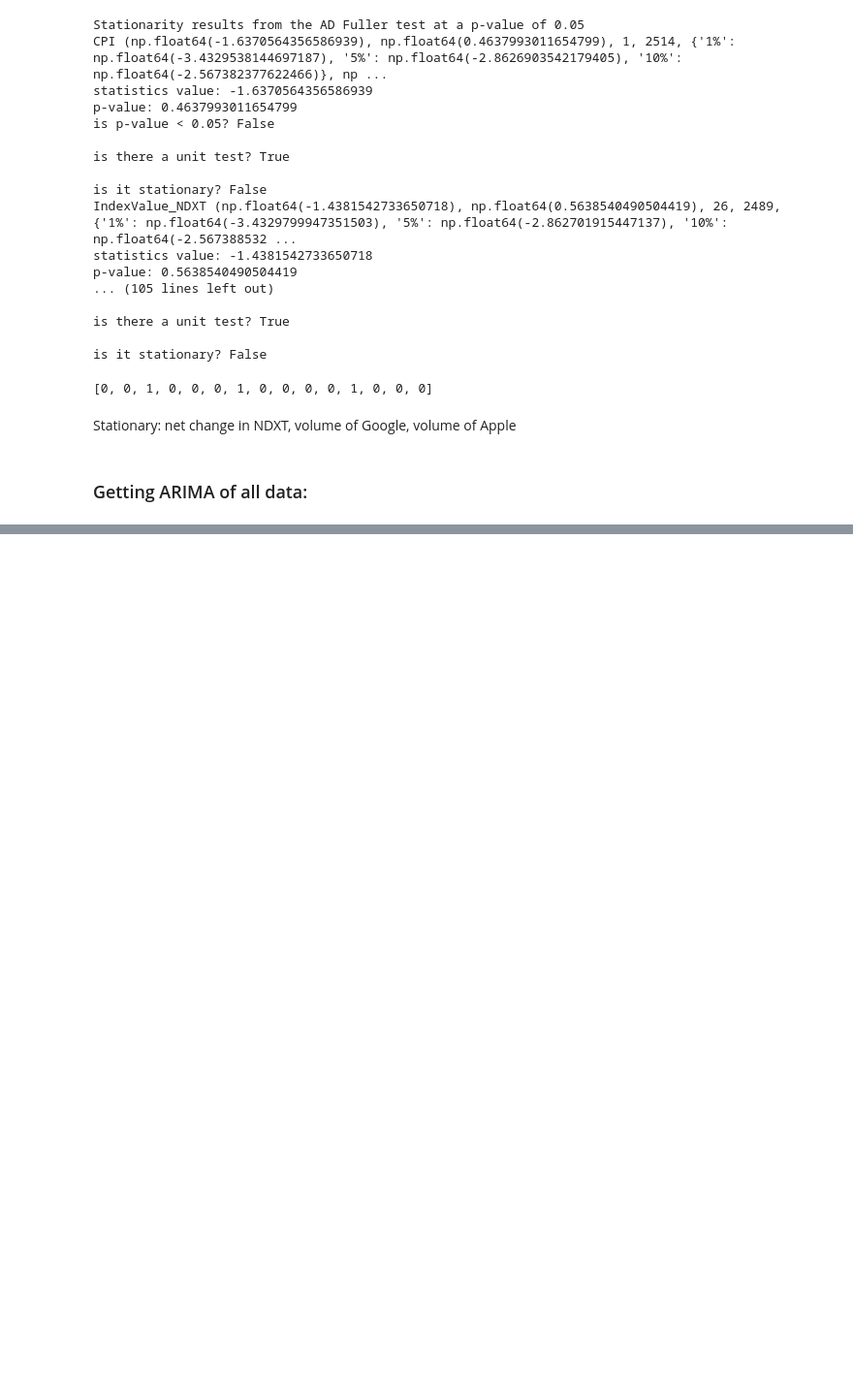
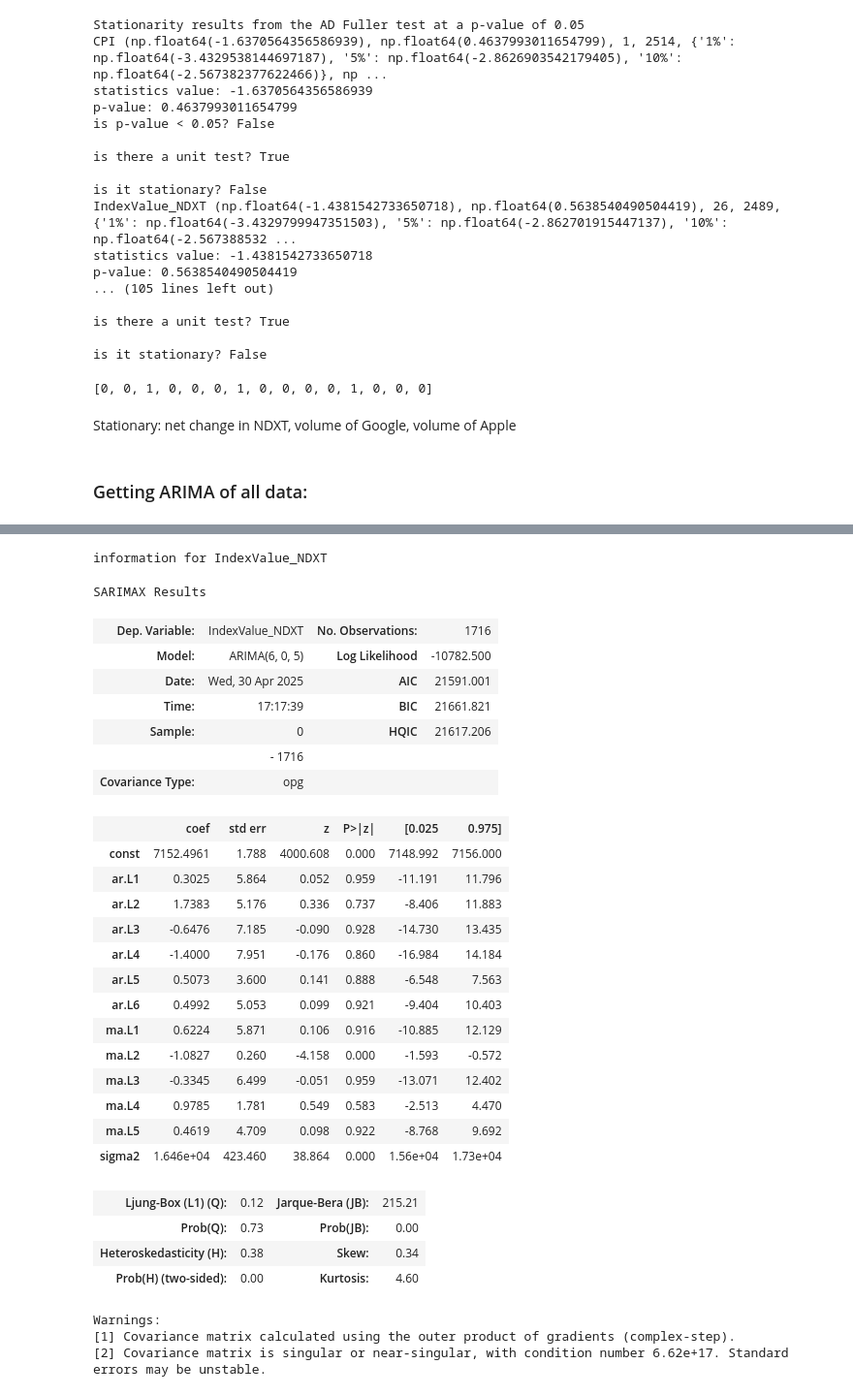
Before and after one commit to jclauss24/MTLSA_Project, a Jupyter notebook: Analysis/ARIMA_processing.ipynb, the cells around one changed output, grey strips where cells are left out. Shown at 97% size. Cells and saved outputs as stored; diff of their text form; code cells hidden in the pictures; blank space fills up the shorter version.

```diff
--- a/Analysis/ARIMA_processing.ipynb
+++ b/Analysis/ARIMA_processing.ipynb
@@ -110,13 +190,44 @@ Stationary: net change in NDXT, volume of Google, volume of Apple
 # %%
-# to run the model for 1 column:
+# test running things
 
-column_name = colNames[1]
-N_test = 60
-p = 7
-i = stationary_list[1-1]
-q = 3 # picking this as 3 for now ig
+column_name = colNames[2]
+N_test = 800
+p = 6
+i = stationary_list[2-1]
+q = 5
 
 print("information for " + str(column_name))
-arima_model = sm.tsa.ARIMA(tss.iloc[:-60][column_name], order=(p, i, q))
-model_fit = arma_model.fit()
+arima_model = sm.tsa.ARIMA(data.iloc[:-800][column_name], order=(p, i, q))
+model_fit = arima_model.fit()
 model_fit.summary()
+# %% [output]
+information for IndexValue_NDXT
+SARIMAX Results
+| Dep. Variable: | IndexValue_NDXT | No. Observations: | 1716 |
+| Model: | ARIMA(6, 0, 5) | Log Likelihood | -10782.500 |
+| Date: | Wed, 30 Apr 2025 | AIC | 21591.001 |
+| Time: | 17:17:39 | BIC | 21661.821 |
+| Sample: | 0 | HQIC | 21617.206 |
+|  | - 1716 |  |  |
+| Covariance Type: | opg |  |  |
+|  | coef | std err | z | P>|z| | [0.025 | 0.975] |
+| const | 7152.4961 | 1.788 | 4000.608 | 0.000 | 7148.992 | 7156.000 |
+| ar.L1 | 0.3025 | 5.864 | 0.052 | 0.959 | -11.191 | 11.796 |
+| ar.L2 | 1.7383 | 5.176 | 0.336 | 0.737 | -8.406 | 11.883 |
+| ar.L3 | -0.6476 | 7.185 | -0.090 | 0.928 | -14.730 | 13.435 |
+| ar.L4 | -1.4000 | 7.951 | -0.176 | 0.860 | -16.984 | 14.184 |
+| ar.L5 | 0.5073 | 3.600 | 0.141 | 0.888 | -6.548 | 7.563 |
+| ar.L6 | 0.4992 | 5.053 | 0.099 | 0.921 | -9.404 | 10.403 |
+| ma.L1 | 0.6224 | 5.871 | 0.106 | 0.916 | -10.885 | 12.129 |
+| ma.L2 | -1.0827 | 0.260 | -4.158 | 0.000 | -1.593 | -0.572 |
+| ma.L3 | -0.3345 | 6.499 | -0.051 | 0.959 | -13.071 | 12.402 |
+| ma.L4 | 0.9785 | 1.781 | 0.549 | 0.583 | -2.513 | 4.470 |
+| ma.L5 | 0.4619 | 4.709 | 0.098 | 0.922 | -8.768 | 9.692 |
+| sigma2 | 1.646e+04 | 423.460 | 38.864 | 0.000 | 1.56e+04 | 1.73e+04 |
+| Ljung-Box (L1) (Q): | 0.12 | Jarque-Bera (JB): | 215.21 |
+| Prob(Q): | 0.73 | Prob(JB): | 0.00 |
+| Heteroskedasticity (H): | 0.38 | Skew: | 0.34 |
+| Prob(H) (two-sided): | 0.00 | Kurtosis: | 4.60 |
+Warnings:
+[1] Covariance matrix calculated using the outer product of gradients (complex-step).
+[2] Covariance matrix is singular or near-singular, with condition number 6.62e+17. Standard errors may be unstable.
```
Also changed, not shown: parts of 12 cells of this notebook.
